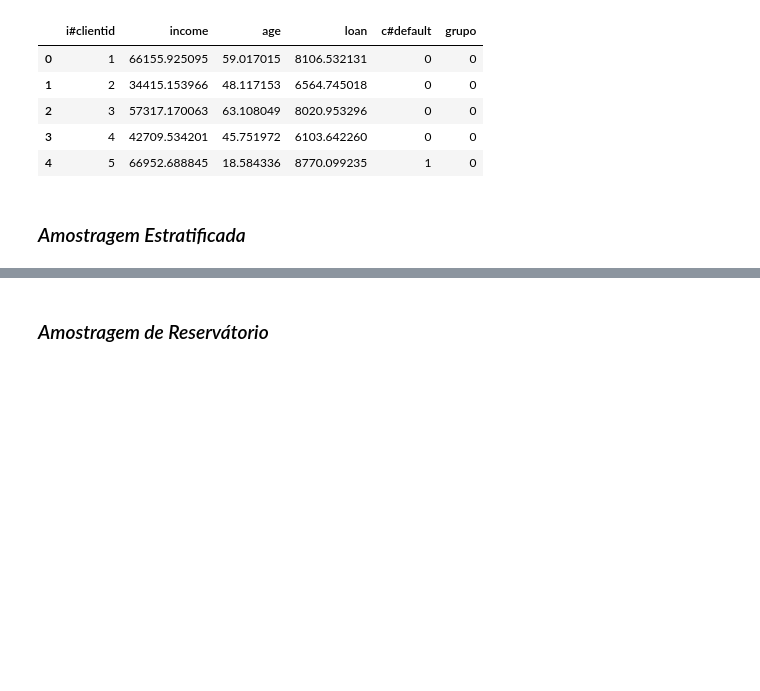
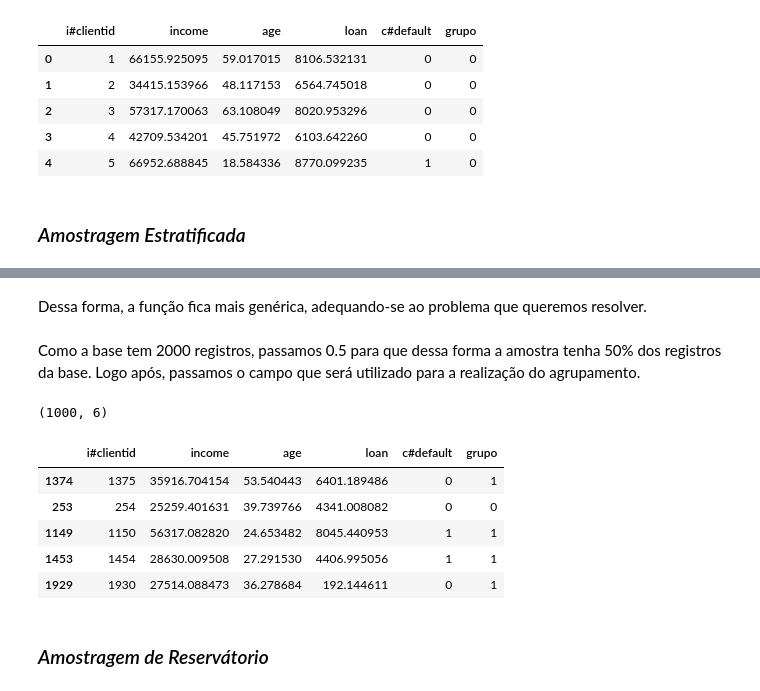
Before and after one commit to JosenildoJunior/StatPyDataScience, a Jupyter notebook: População_e_Amostra.ipynb, the cells around one changed output, grey strips where cells are left out. Cells and saved outputs as stored; diff of their text form; code cells hidden in the pictures; blank space fills up the shorter version.

```diff
--- a/População_e_Amostra.ipynb
+++ b/População_e_Amostra.ipynb
@@ -647,0 +654,4 @@ loan_grupo = desafio_grupo['loan'].mean().round(3)
+# %% [markdown]
+Dessa forma, a função fica mais genérica, adequando-se ao problema que queremos resolver.
+# %% [markdown]
+Como a base tem 2000 registros, passamos 0.5 para que dessa forma a amostra tenha 50% dos registros da base. Logo após, passamos o campo que será utilizado para a realização do agrupamento.
@@ -647,0 +661,15 @@ loan_grupo = desafio_grupo['loan'].mean().round(3)
+# %%
+# Observando as dimensões e conferindo se o numero de amostras esta correto
+desafio_estratificada.shape
+# %% [output]
+(1000, 6)
+# %%
+# Observando os registros
+desafio_estratificada.head()
+# %% [output]
+|  | i#clientid | income | age | loan | c#default | grupo |
+| 1374 | 1375 | 35916.704154 | 53.540443 | 6401.189486 | 0 | 1 |
+| 253 | 254 | 25259.401631 | 39.739766 | 4341.008082 | 0 | 0 |
+| 1149 | 1150 | 56317.082820 | 24.653482 | 8045.440953 | 1 | 1 |
+| 1453 | 1454 | 28630.009508 | 27.291530 | 4406.995056 | 1 | 1 |
+| 1929 | 1930 | 27514.088473 | 36.278684 | 192.144611 | 0 | 1 |
```
Also changed, not shown: parts of 16 cells of this notebook.
